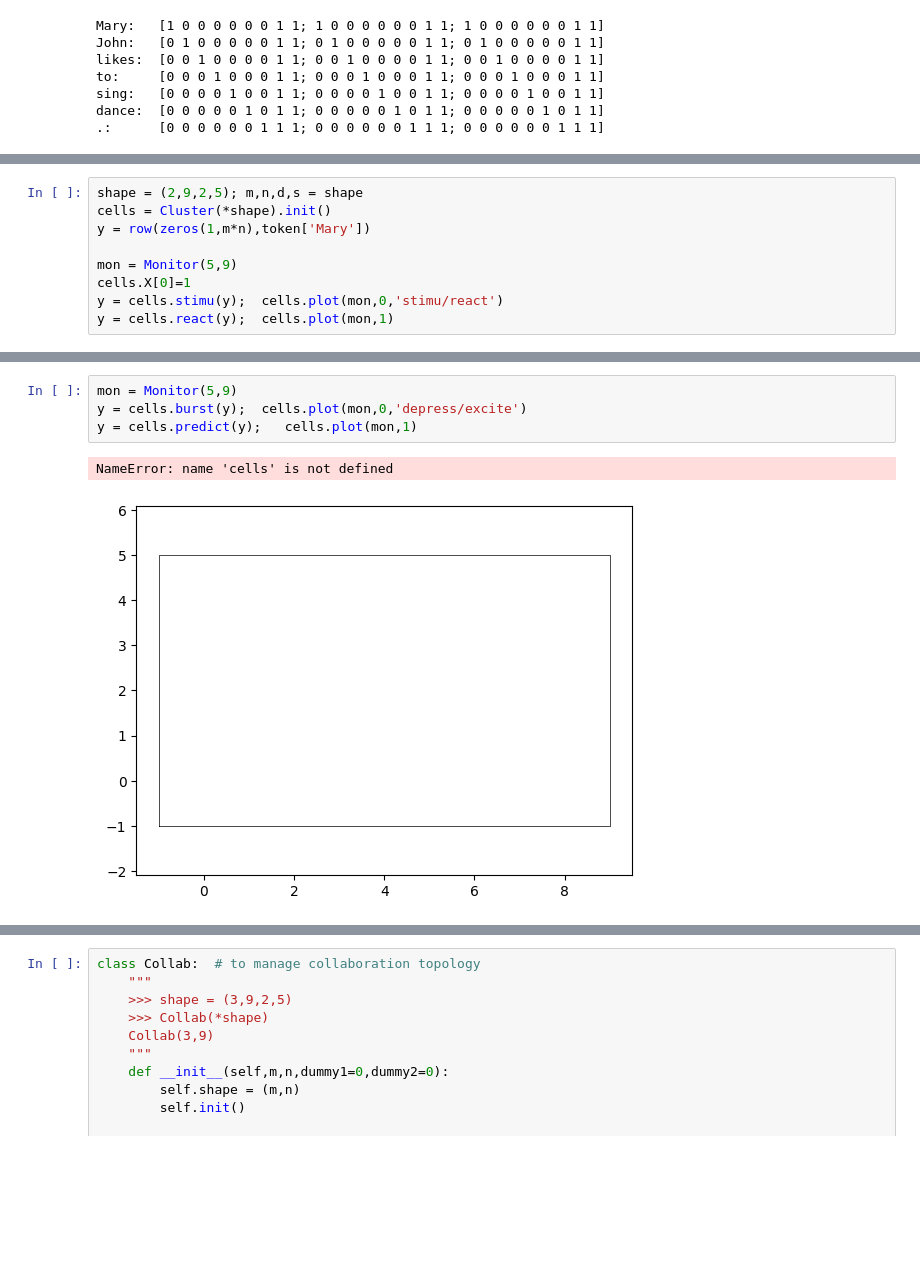
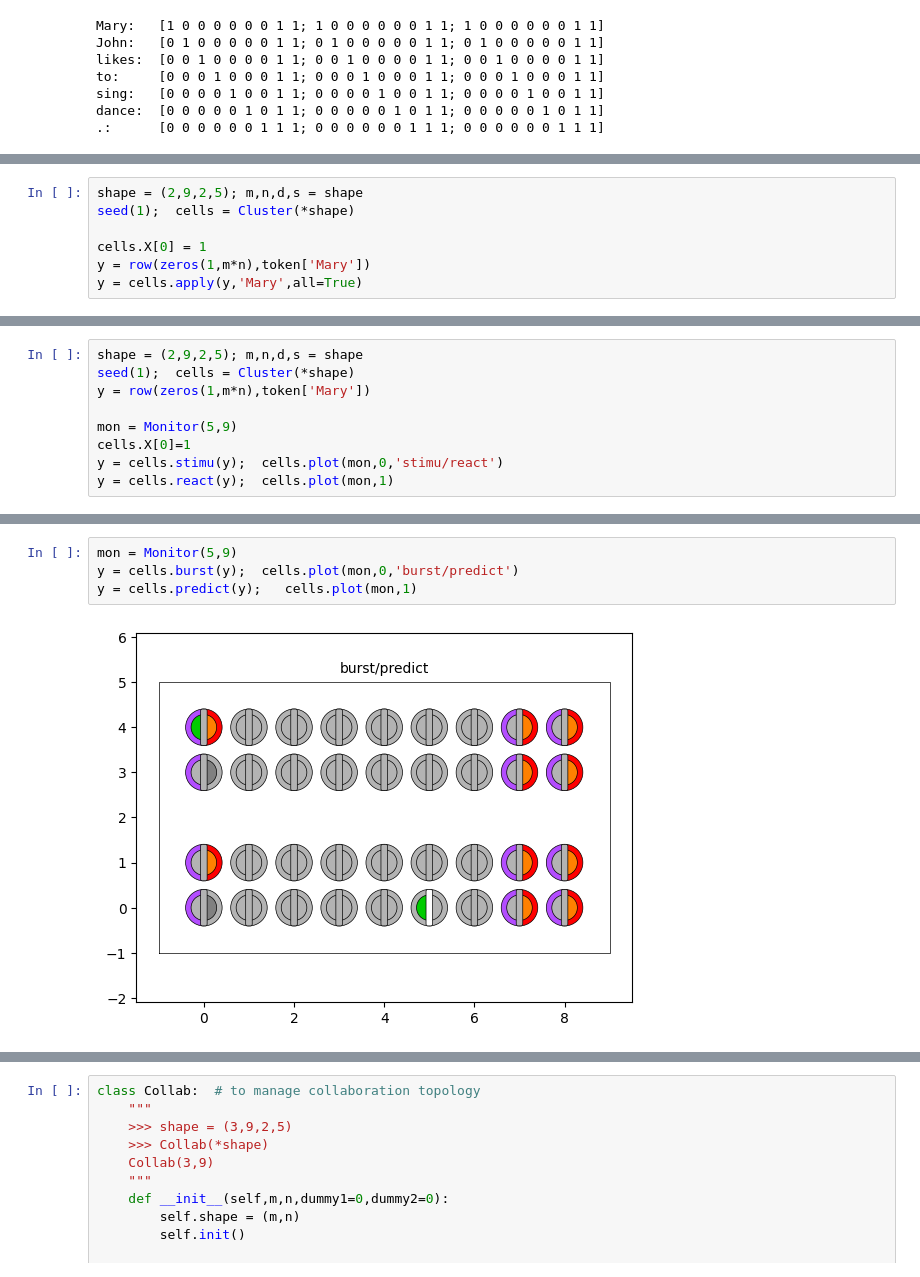
Before and after one commit to ihux/neurotron-develop, a Jupyter notebook: jupyter/neurotron/cluster.ipynb, the cells around one changed output, grey strips where cells are left out. Saved outputs shown, nothing was run; the diff lists cells and outputs as text; blank space fills up the shorter version.

Commit message:
Mary running

```diff
--- a/jupyter/neurotron/cluster.ipynb
+++ b/jupyter/neurotron/cluster.ipynb
@@ -328,3 +328,10 @@ token = Token({'Mary': [1,0,0,0,0,0,0,1,1],
                'dance':[0,0,0,0,0,1,0,1,1],
                '.':    [0,0,0,0,0,0,1,1,1],
                })
+# %%
+shape = (2,9,2,5); m,n,d,s = shape
+seed(1);  cells = Cluster(*shape)
+
+cells.X[0] = 1
+y = row(zeros(1,m*n),token['Mary'])
+y = cells.apply(y,'Mary',all=True)
@@ -331,6 +343,6 @@ token = Token({'Mary': [1,0,0,0,0,0,0,1,1],
 # %%
 shape = (2,9,2,5); m,n,d,s = shape
-cells = Cluster(*shape).init()
+seed(1);  cells = Cluster(*shape)
 y = row(zeros(1,m*n),token['Mary'])
 
 mon = Monitor(5,9)
@@ -349,9 +360,8 @@ NameError: name 'cells' is not defined
 # %%
 mon = Monitor(5,9)
-y = cells.burst(y);  cells.plot(mon,0,'depress/excite')
+y = cells.burst(y);  cells.plot(mon,0,'burst/predict')
 y = cells.predict(y);   cells.plot(mon,1)
 # %% [output]
-NameError: name 'cells' is not defined
-[figure, old version]
+[figure, new version]
 # %%
 mon = Monitor(5,9)
```
Also changed, not shown: parts of 7 cells of this notebook, 1 other file.
